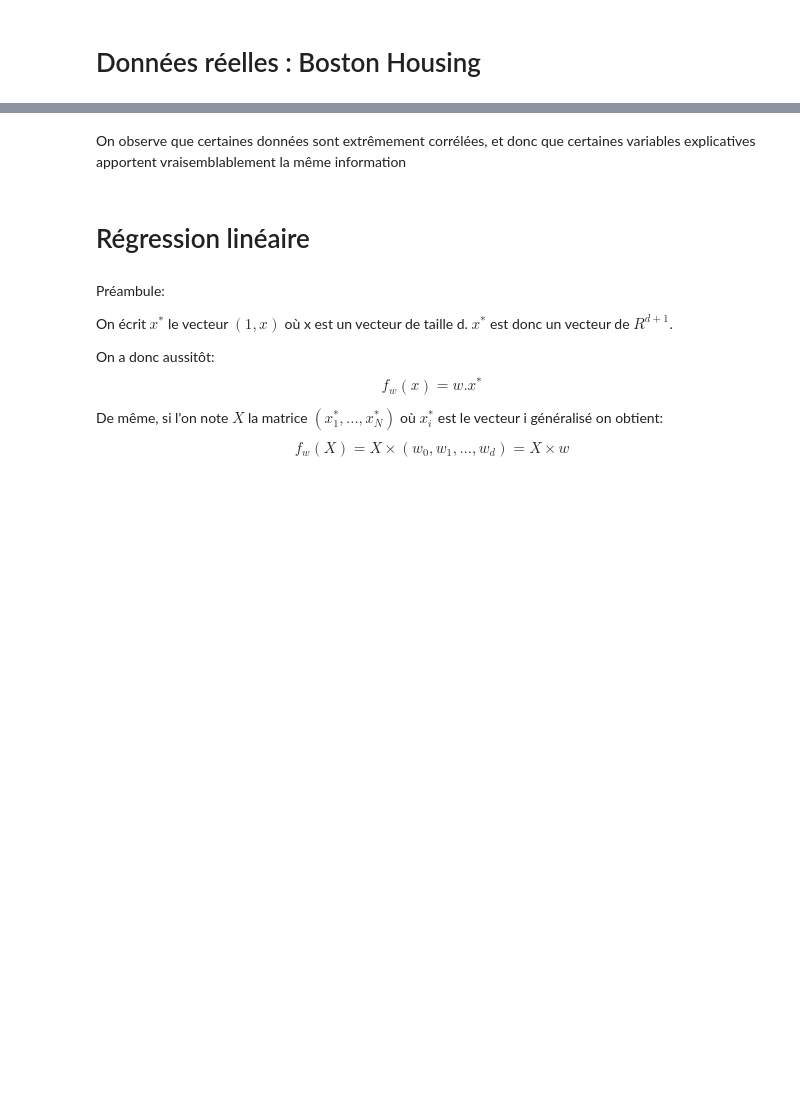
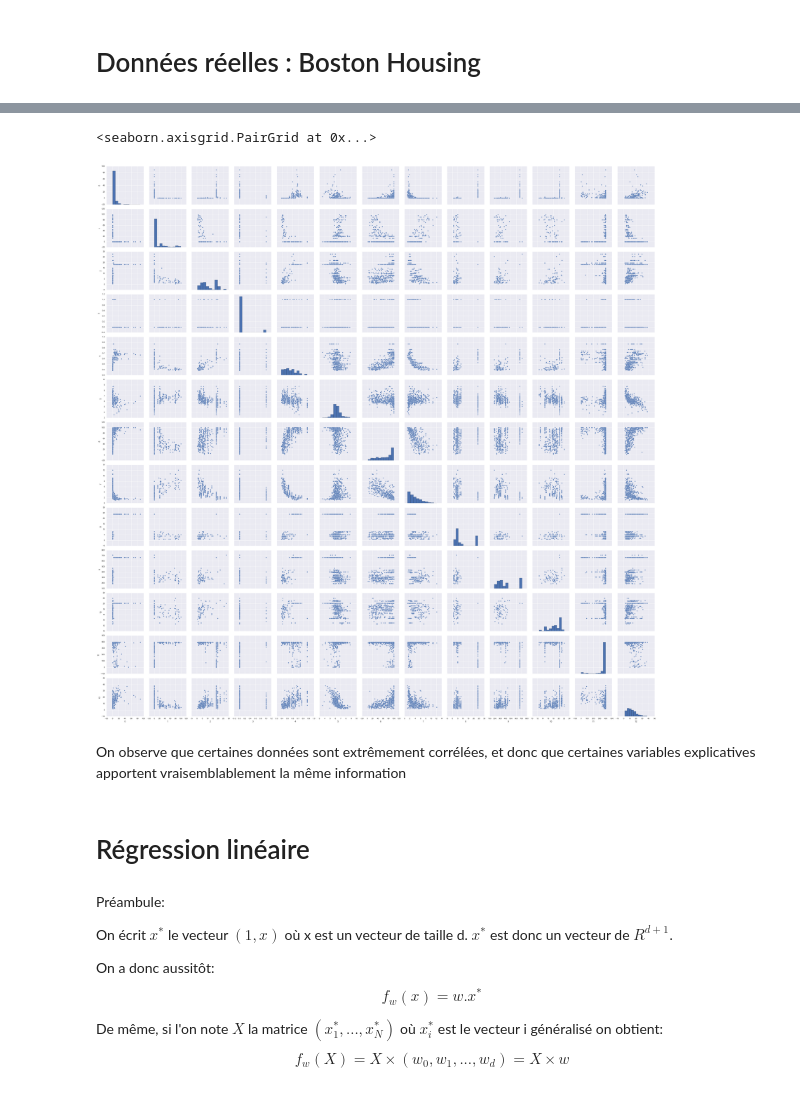
Before and after one commit to PierreBoyeau/regression_tp, a Jupyter notebook: tp1.ipynb, the cells around one changed output, grey strips where cells are left out. Cells and saved outputs as stored; diff of their text form; code cells hidden in the pictures; blank space fills up the shorter version.

```diff
--- a/tp1.ipynb
+++ b/tp1.ipynb
@@ -57,3 +58,11 @@ plt.scatter (x_df[:, 1] , x_df[:,2])
+# %%
+# Pour visualiser le diagramme de corrélations de nos données, on s'est permis d'utiliser la bibliothèqe Seaborn
+# qui le fait très bien
+m_df = pd.DataFrame(x_df)
+sns.pairplot(m_df, size=3)
+# %% [output]
+<seaborn.axisgrid.PairGrid at 0x...>
+[figure, added]
 # %% [markdown]
 On observe que certaines données sont extrêmement corrélées, et donc que certaines variables explicatives apportent vraisemblablement la même information
 # %% [markdown]
```
Also changed, not shown: parts of 25 cells of this notebook.
